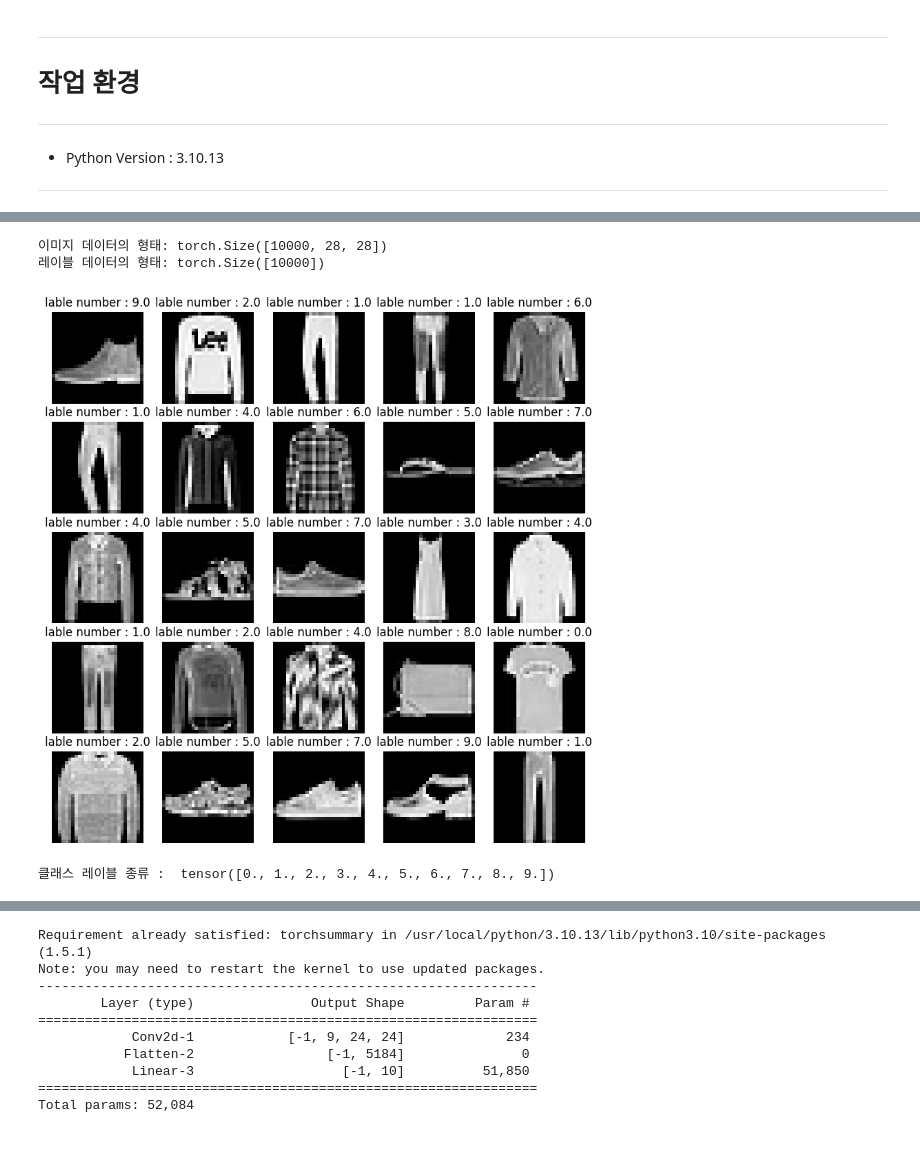
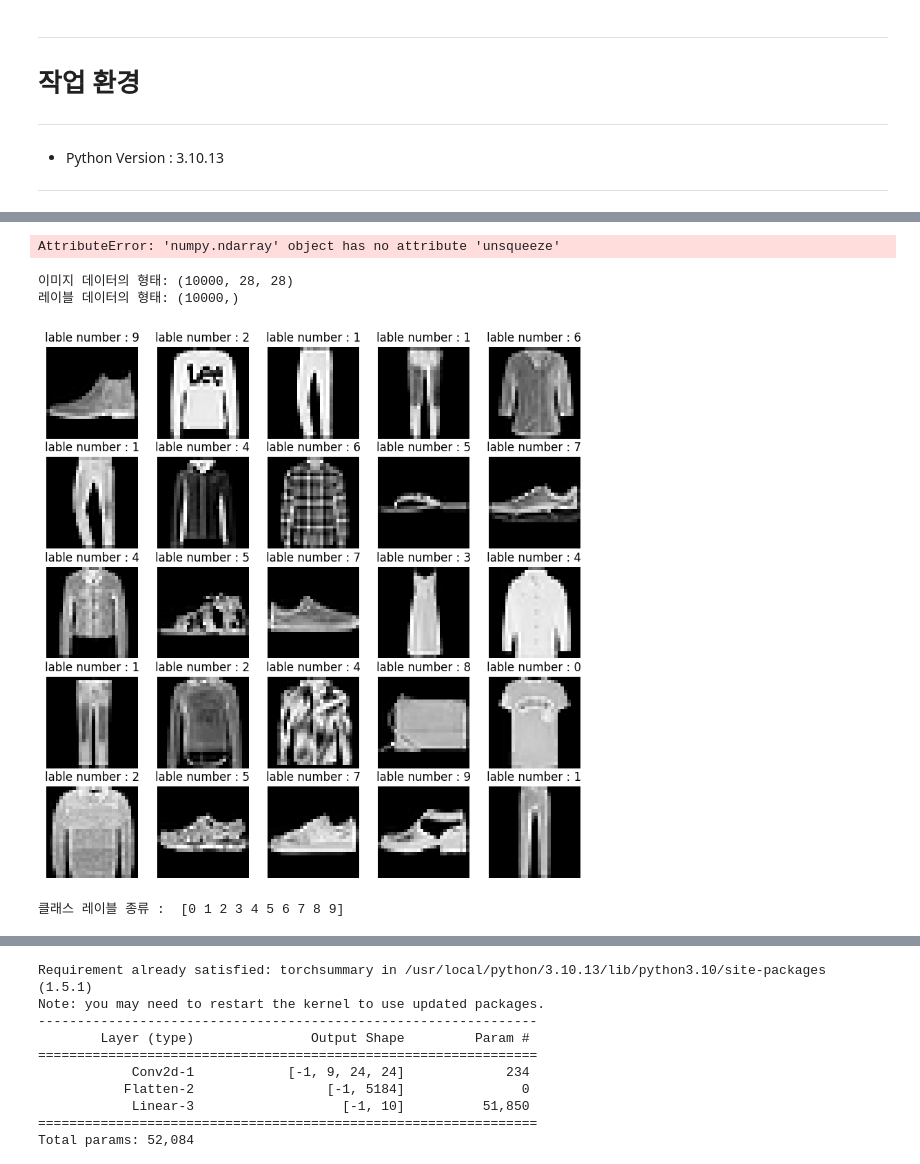
Before and after one commit to Konkuk-Univ-Glocal-Campus/introai202401-midterm-LeeEulHo, a Jupyter notebook: CNN_classification_202121859.ipynb, the cells around one changed output, grey strips where cells are left out. Cells and saved outputs as stored; diff of their text form; code cells hidden in the pictures.

```diff
--- a/CNN_classification_202121859.ipynb
+++ b/CNN_classification_202121859.ipynb
@@ -82,12 +81,24 @@ ImportError: cannot import name 'plot_results' from 'pytorchcv' (/home/codespace
 # 바이트 데이터를 np.frombuffer를 통해 numpy 배열로 변경 진행
 # reshape를 통해 28 28 형태로 변경 진행 (이미지 픽셀 사이즈)
 # torch.from_numpy를 통해 Pytorch의 tensor로 변환하여 저장한다.
+'''
 with gzip.open("/workspaces/introai202401-midterm-LeeEulHo/t10k-images-idx3-ubyte.gz", 'rb') as f1:
-    image_content = f1.read()
-image_data = torch.from_numpy((np.frombuffer(image_content, dtype=np.uint8, offset=16)).reshape(-1, 28, 28)).float()
+        image_content = np.frombuffer(f1.read(), np.uint8, offset=16)
+        image_data = image_content.reshape(-1, 28, 28).astype(np.float32)
+        image_data = image_data/255.0
+
 with gzip.open("/workspaces/introai202401-midterm-LeeEulHo/t10k-labels-idx1-ubyte.gz", 'rb') as f2:
-    label_content = f2.read()
-label_data = torch.from_numpy(np.frombuffer(label_content, dtype=np.uint8, offset=8)).float()
+        label_data = np.frombuffer(f2.read(), np.uint8, offset=8)
+        label_data = label_data.astype(np.int64)
+'''
+
+with gzip.open("/workspaces/introai202401-midterm-LeeEulHo/t10k-images-idx3-ubyte.gz", 'rb') as f1:
+    image_content = np.frombuffer(f1.read(), dtype=np.uint8, offset=16)
+    image_data = image_content.reshape(-1, 28, 28).astype(np.float32) / 255.0
+
+# Load label data
+with gzip.open("/workspaces/introai202401-midterm-LeeEulHo/t10k-labels-idx1-ubyte.gz", 'rb') as f2:
+    label_data = np.frombuffer(f2.read(), dtype=np.uint8, offset=8).astype(np.int64)
 
 # 위에서 읽은 이미지 데이터와 클래스 데이터를 훈련데이터, 학습데이터로 분할 진행
 
@@ -98,41 +109,50 @@ train_label, test_label = np.split(label_data, [n*8//10]) # 80%로 학습 데이
 
 # 나눠진 데이터셋을 tensorDataset을 통해 하나로 묶어줌
 
+train_image = train_image.unsqueeze(1)  # Add a channel dimension to the grayscale images
+test_image = test_image.unsqueeze(1)
+train_label = train_image.unsqueeze(1)  # Add a channel dimension to the grayscale images
+test_label = test_image.unsqueeze(1)
+
 train_dataset = TensorDataset(train_image, train_label)
 test_dataset = TensorDataset(test_image, test_label)
 
 
+
+
 # loader를 생성하여 모델 생성 시 넣어주는 기능을 미리 구현
 # batch_size : 자료 크기, shuffle : 섞는지 여부, num_workers : 프로세서 수, drop_last : 묶은 나머지 데이터 버림 여부
-batch_size = 64
+batch_size = 128
 train_loader = DataLoader(train_dataset, batch_size=batch_size, shuffle=True, num_workers=2, drop_last=True)
 test_loader = DataLoader(test_dataset, batch_size=batch_size, shuffle=False, num_workers=2, drop_last=True)
+# %% [output]
+AttributeError: 'numpy.ndarray' object has no attribute 'unsqueeze'
 # %%
 #2. 이미지 데이터의 형태 및 클레스 레이블을 시각적 탐색 및 분석 진행
 
 # 읽은 데이터의 형태 출력
 print("이미지 데이터의 형태:", image_data.shape)
 print("레이블 데이터의 형태:", label_data.shape)
 
 # 25개 이미지를 출력
 # sampleing을 통해 어떤 클래스 레이블이 어떤 이미지에 해당하는지를 확인 가능하다.
 # 0 : T-shirt/top, 1 : Trouser, 2 : Pullover, 3 : Dress, 4 : Coat, 5 : Sandal, 6 : Shirt, 7 : Sneaker, 8 : Bag, 9 : Ankel boot
 plt.figure(figsize=(10, 10)) # 10x10크기로 지정
 for i in range(25): # 25개
     plt.subplot(5, 5, i+1) # 겹치지 않게 5 5 배열로 생성
     plt.imshow(image_data[i], cmap='gray') # 이미지 출력
     plt.title(f"lable number : {label_data[i].item()}") # 해당 레이블 번호 입력
     plt.axis('off') # 세부적인 눈금은 없앰
 plt.show()
 
 # label의 값이 어떤 종류로 있는지 중복값을 unique()를 이용하여 소거 후 확인
-labels_list = torch.unique(label_data)
-print("클래스 레이블 종류 : ", labels_list)
+unique_labels = torch.unique(torch.tensor(label_data))
+print("클래스 레이블 종류 : ", unique_labels.numpy())
 # %% [output]
-이미지 데이터의 형태: torch.Size([10000, 28, 28])
-레이블 데이터의 형태: torch.Size([10000])
+이미지 데이터의 형태: (10000, 28, 28)
+레이블 데이터의 형태: (10000,)
-[figure, old version]
+[figure, new version]
-클래스 레이블 종류 :  tensor([0., 1., 2., 3., 4., 5., 6., 7., 8., 9.])
+클래스 레이블 종류 :  [0 1 2 3 4 5 6 7 8 9]
 # %%
 #3. CNN 모델 구축 (1개의 컨볼루션 레이어, 풀링 레이어 포함)
 
```
Also changed, not shown: parts of 3 cells of this notebook.
